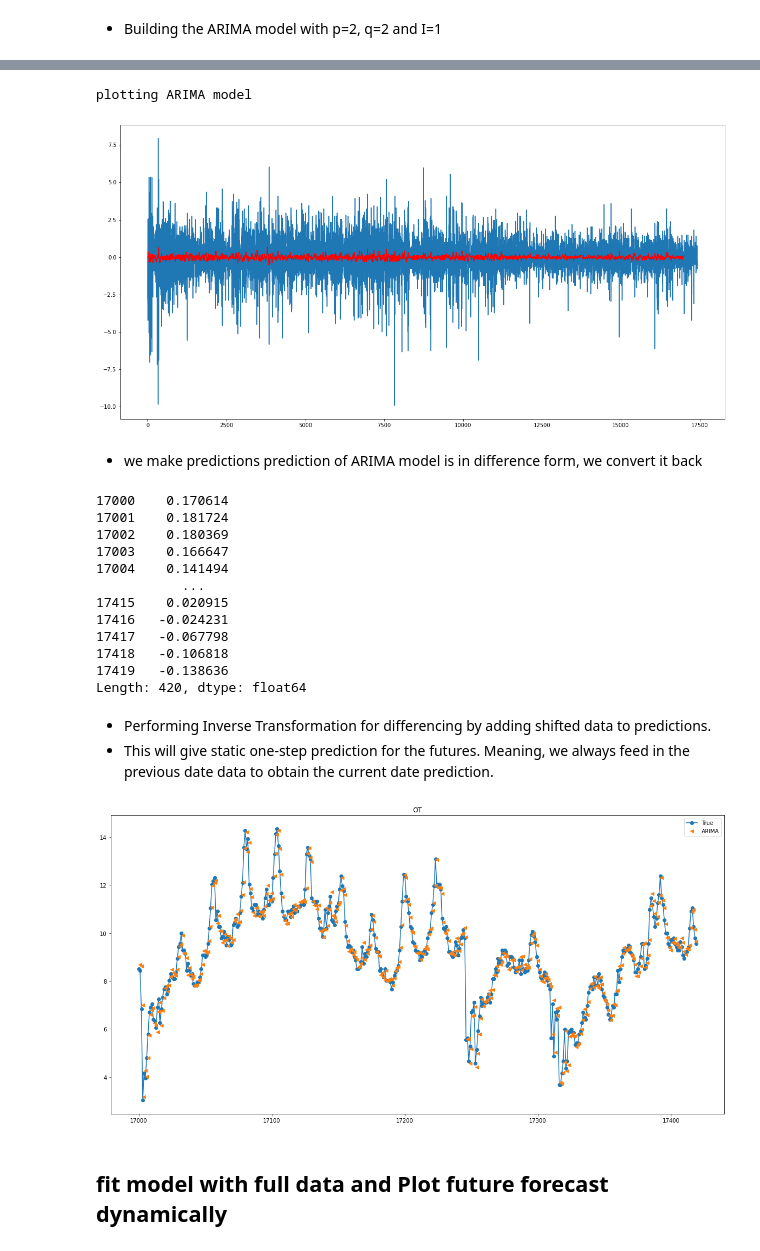
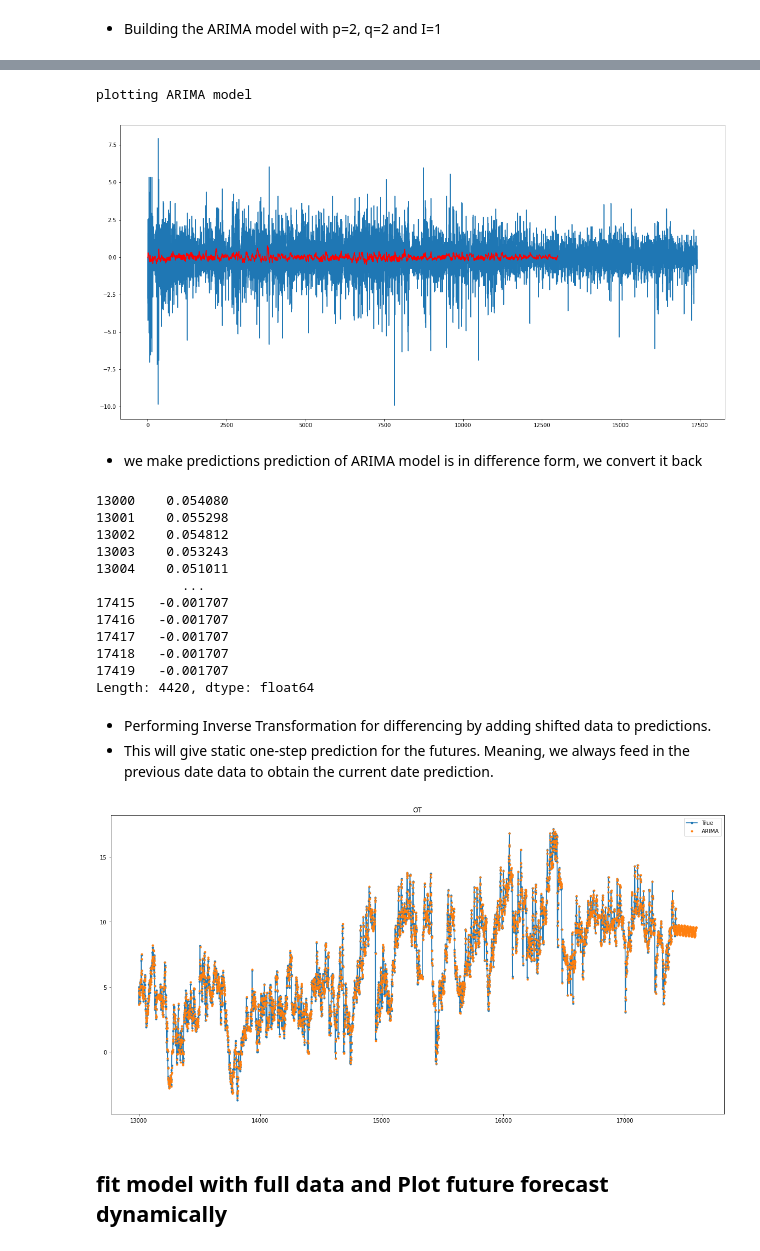
Before and after one commit to juntaoduan/Time-Series-Analysis_Classical_and_NeuralNet, a Jupyter notebook: ET_Arima.ipynb, the cells around one changed output, grey strips where cells are left out. Saved outputs shown, nothing was run; the diff lists cells and outputs as text; code cells hidden in the pictures.

```diff
--- a/ET_Arima.ipynb
+++ b/ET_Arima.ipynb
@@ -371,7 +375,7 @@ Text(0.5, 1.0, 'Partial Autocorrelation Function')
 # %%
 from statsmodels.tsa.arima_model import ARIMA
 
-model=ARIMA(data[:17000], order=(2,1,2))
+model=ARIMA(data[:13000], order=(2,1,2))
 results=model.fit()
 print(results.summary())
 # %% [output]
@@ -401,25 +405,25 @@ plt.plot(results.fittedvalues, color='red')
 print('plotting ARIMA model')
 # %% [output]
 plotting ARIMA model
-[figure, old version]
+[figure, new version]
 # %% [markdown]
 - we make predictions prediction of ARIMA model is in difference form, we convert it back
 # %%
-Fitting = results.predict(start=17000, end=17419, dynamic=True)
+Fitting = results.predict(start=13000, end=17419, dynamic=True)
 print(Fitting)
 # %% [output]
-17000    0.170614
-17001    0.181724
-17002    0.180369
-17003    0.166647
-17004    0.141494
+13000    0.054080
+13001    0.055298
+13002    0.054812
+13003    0.053243
+13004    0.051011
            ...
-17415    0.020915
-17416   -0.024231
-17417   -0.067798
-17418   -0.106818
-17419   -0.138636
-Length: 420, dtype: float64
+17415   -0.001707
+17416   -0.001707
+17417   -0.001707
+17418   -0.001707
+17419   -0.001707
+Length: 4420, dtype: float64
 # %% [markdown]
 - Performing Inverse Transformation for differencing by adding shifted data to predictions.
 - This will give static one-step prediction for the futures. Meaning, we always feed in the previous date data to obtain the current date prediction.
@@ -428,13 +432,13 @@ predictions_diff = data.shift().dropna() # shift current day's observation to th
 predictions=predictions_diff.add(Fitting, axis=0)
 # %%
 plt.figure(figsize=(20,10))
-plt.plot(data[17000:], 'o-', label='True')
-plt.plot(predictions[17000:], '<', label='ARIMA')
+plt.plot(data[13000:], '.-', label='True')
+plt.plot(predictions[13000:], '.', label='ARIMA')
 plt.legend(loc='best')
 plt.title('OT')
 plt.show()
 # %% [output]
-[figure, old version]
+[figure, new version]
 # %% [markdown]
 ## fit model with full data and Plot future forecast dynamically
 # %% [markdown]
```
Also changed, not shown: parts of 5 cells of this notebook, 3 other files.
